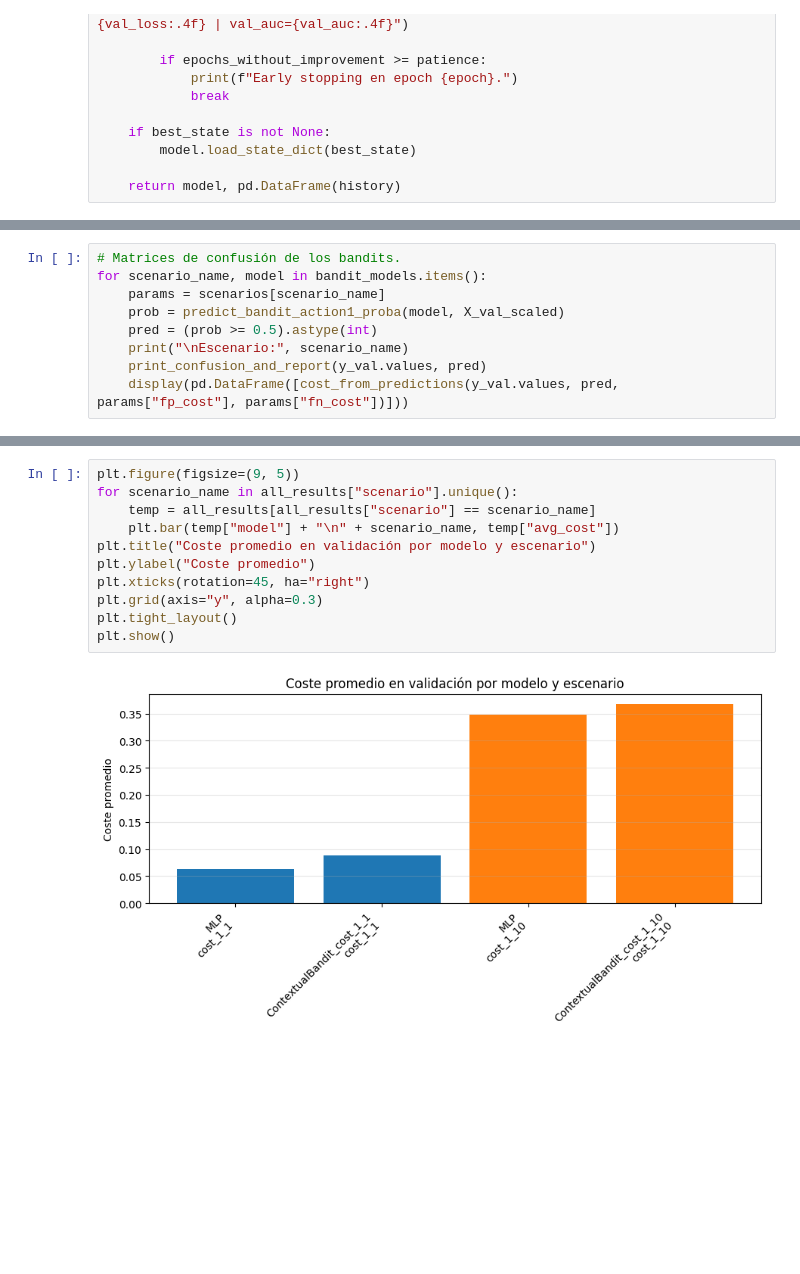
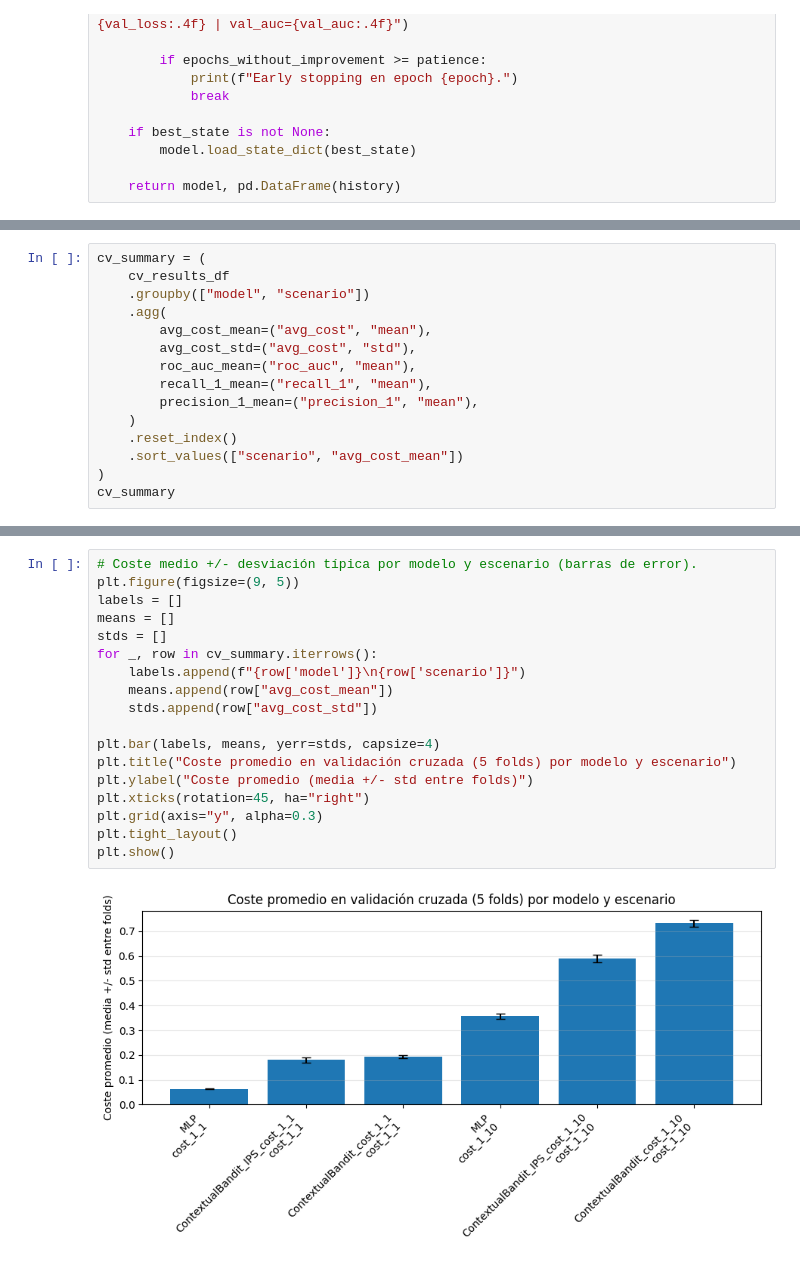
Before and after one commit to mirdbg/Credit_XAI, a Jupyter notebook: 02_Modelado_RL_NN.ipynb, the cells around one changed output, grey strips where cells are left out. Cells and saved outputs as stored; diff of their text form; blank space fills up the shorter version.

Commit message:
feat(modelado): añade bandit IPS + pos_weight + CV 5-fold

```diff
--- a/02_Modelado_RL_NN.ipynb
+++ b/02_Modelado_RL_NN.ipynb
@@ -787,9 +583,0 @@ for scenario_name, hist in bandit_histories.items():
-# %%
-# Matrices de confusión de los bandits.
-for scenario_name, model in bandit_models.items():
-    params = scenarios[scenario_name]
-    prob = predict_bandit_action1_proba(model, X_val_scaled)
-    pred = (prob >= 0.5).astype(int)
-    print("\nEscenario:", scenario_name)
-    print_confusion_and_report(y_val.values, pred)
-    display(pd.DataFrame([cost_from_predictions(y_val.values, pred, params["fp_cost"], params["fn_cost"])]))
@@ -848,0 +932,15 @@ best_by_scenario
+# %%
+cv_summary = (
+    cv_results_df
+    .groupby(["model", "scenario"])
+    .agg(
+        avg_cost_mean=("avg_cost", "mean"),
+        avg_cost_std=("avg_cost", "std"),
+        roc_auc_mean=("roc_auc", "mean"),
+        recall_1_mean=("recall_1", "mean"),
+        precision_1_mean=("precision_1", "mean"),
+    )
+    .reset_index()
+    .sort_values(["scenario", "avg_cost_mean"])
+)
+cv_summary
@@ -849,14 +985,21 @@ best_by_scenario
 # %%
+# Coste medio +/- desviación típica por modelo y escenario (barras de error).
 plt.figure(figsize=(9, 5))
-for scenario_name in all_results["scenario"].unique():
-    temp = all_results[all_results["scenario"] == scenario_name]
-    plt.bar(temp["model"] + "\n" + scenario_name, temp["avg_cost"])
-plt.title("Coste promedio en validación por modelo y escenario")
-plt.ylabel("Coste promedio")
+labels = []
+means = []
+stds = []
+for _, row in cv_summary.iterrows():
+    labels.append(f"{row['model']}\n{row['scenario']}")
+    means.append(row["avg_cost_mean"])
+    stds.append(row["avg_cost_std"])
+
+plt.bar(labels, means, yerr=stds, capsize=4)
+plt.title("Coste promedio en validación cruzada (5 folds) por modelo y escenario")
+plt.ylabel("Coste promedio (media +/- std entre folds)")
 plt.xticks(rotation=45, ha="right")
 plt.grid(axis="y", alpha=0.3)
 plt.tight_layout()
 plt.show()
 # %% [output]
-[figure, old version]
+[figure, new version]
 # %% [markdown]
```
Also changed, not shown: parts of 29 cells of this notebook, 1 other file.
